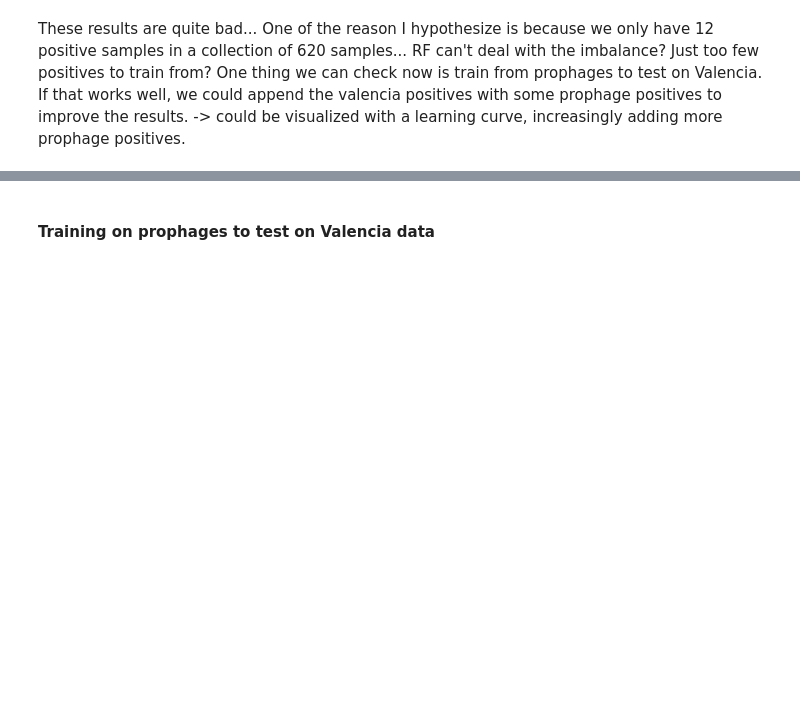
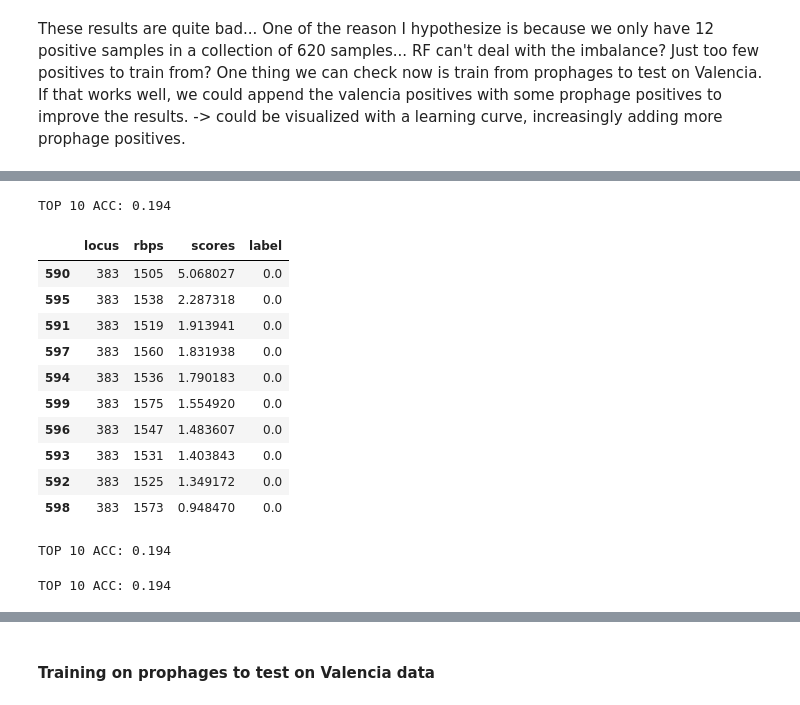
Before and after one commit to dimiboeckaerts/PhageHostLearn, a Jupyter notebook: phagehostpredict.ipynb, the cells around one changed output, grey strips where cells are left out. Drawn from its saved outputs; the diff is of its cells as text; code cells hidden in the pictures; blank space fills up the shorter version.

```diff
--- a/phagehostpredict.ipynb
+++ b/phagehostpredict.ipynb
@@ -476,5 +483,15 @@ PRAUC:  0.018
 # %% [markdown]
 These results are quite bad... One of the reason I hypothesize is because we only have 12 positive samples in a collection of 620 samples... RF can't deal with the imbalance? Just too few positives to train from? One thing we can check now is train from prophages to test on Valencia. If that works well, we could append the valencia positives with some prophage positives to improve the results. -> could be visualized with a learning curve, increasingly adding more prophage positives.
 # %%
-# top 3 accuracy
-# ...
+# top x accuracy
+top = 10
+loci_set = list(set(results['locus']))
+acc_score = []
+for locus in loci_set:
+    subresults = results[results['locus']==locus]
+    subresults = subresults.sort_values('scores', ascending=False) # ranking per locus
+    sublabels = [interaction_matrix_mono[locus, subresults['rbps'].iloc[i]] for i in range(top)]
+    if sum(sublabels) >= 1: # meaning a positive label is in the top x
+        acc_score.append(1)
+topxacc = round(sum(acc_score)/len(loci_set), 3)
+print('TOP', top, 'ACC:', topxacc)
@@ -480,0 +532,65 @@ These results are quite bad... One of the reason I hypothesize is because we onl
+# %%
+# top x accuracy RF
+top = 10
+results_CV = pd.read_csv(results_dir+'/models/results_RF_grouped10CV_alldata.csv')
+interaction_matrix_mono = np.asarray(pd.read_csv(klebsiella_dir+'/interactions_klebsiella_mono.csv', index_col=0))
+loci_set = list(set(frame['row'][frame['origin']=='valencia']))
+acc_score = []
+for locus in loci_set:
+    subresults = results_CV[results_CV['locus']==locus]
+    subresults = subresults.sort_values('scores', ascending=False) # ranking per locus
+    sublabels = [interaction_matrix_mono[locus, subresults['rbps'].iloc[i]] for i in range(top)]
+    if sum(sublabels) >= 1: # meaning a positive label is in the top x
+        acc_score.append(1)
+topxacc = round(sum(acc_score)/len(loci_set), 3)
+print('TOP', top, 'ACC:', topxacc)
+# %% [output]
+TOP 10 ACC: 0.194
+# %%
+subresults
+# %% [output]
+|  | locus | rbps | scores | label |
+| 590 | 383 | 1505 | 5.068027 | 0.0 |
+| 595 | 383 | 1538 | 2.287318 | 0.0 |
+| 591 | 383 | 1519 | 1.913941 | 0.0 |
+| 597 | 383 | 1560 | 1.831938 | 0.0 |
+| 594 | 383 | 1536 | 1.790183 | 0.0 |
+| 599 | 383 | 1575 | 1.554920 | 0.0 |
+| 596 | 383 | 1547 | 1.483607 | 0.0 |
+| 593 | 383 | 1531 | 1.403843 | 0.0 |
+| 592 | 383 | 1525 | 1.349172 | 0.0 |
+| 598 | 383 | 1573 | 0.948470 | 0.0 |
+# %%
+# top x accuracy HDC
+top = 10
+results_CV = pd.read_csv(results_dir+'/models/results_HDC_grouped10CV_alldata.csv')
+interaction_matrix_mono = np.asarray(pd.read_csv(klebsiella_dir+'/interactions_klebsiella_mono.csv', index_col=0))
+loci_set = list(set(frame['row'][frame['origin']=='valencia']))
+acc_score = []
+for locus in loci_set:
+    subresults = results_CV[results_CV['locus']==locus]
+    subresults = subresults.sort_values('scores', ascending=False) # ranking per locus
+    sublabels = [interaction_matrix_mono[locus, subresults['rbps'].iloc[i]] for i in range(top)]
+    if sum(sublabels) >= 1: # meaning a positive label is in the top x
+        acc_score.append(1)
+topxacc = round(sum(acc_score)/len(loci_set), 3)
+print('TOP', top, 'ACC:', topxacc)
+# %% [output]
+TOP 10 ACC: 0.194
+# %%
+# top x accuracy HDCpos
+top = 10
+results_CV = pd.read_csv(results_dir+'/models/results_HDCpos_grouped10CV_alldata.csv')
+interaction_matrix_mono = np.asarray(pd.read_csv(klebsiella_dir+'/interactions_klebsiella_mono.csv', index_col=0))
+loci_set = list(set(frame['row'][frame['origin']=='valencia']))
+acc_score = []
+for locus in loci_set:
+    subresults = results_CV[results_CV['locus']==locus]
+    subresults = subresults.sort_values('scores', ascending=False) # ranking per locus
+    sublabels = [interaction_matrix_mono[locus, subresults['rbps'].iloc[i]] for i in range(top)]
+    if sum(sublabels) >= 1: # meaning a positive label is in the top x
+        acc_score.append(1)
+topxacc = round(sum(acc_score)/len(loci_set), 3)
+print('TOP', top, 'ACC:', topxacc)
+# %% [output]
+TOP 10 ACC: 0.194
```
Also changed, not shown: parts of 13 cells of this notebook, 10 other files.
